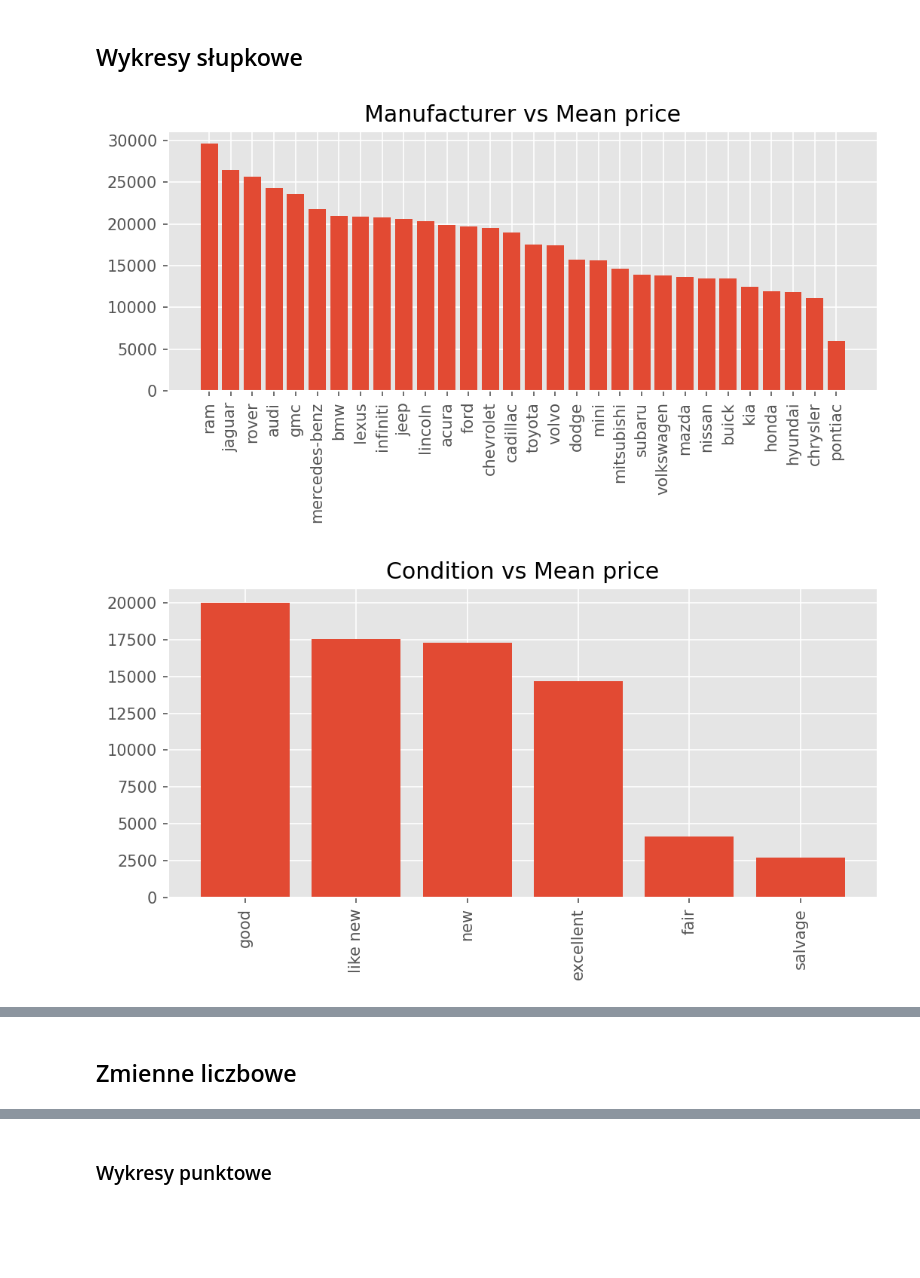
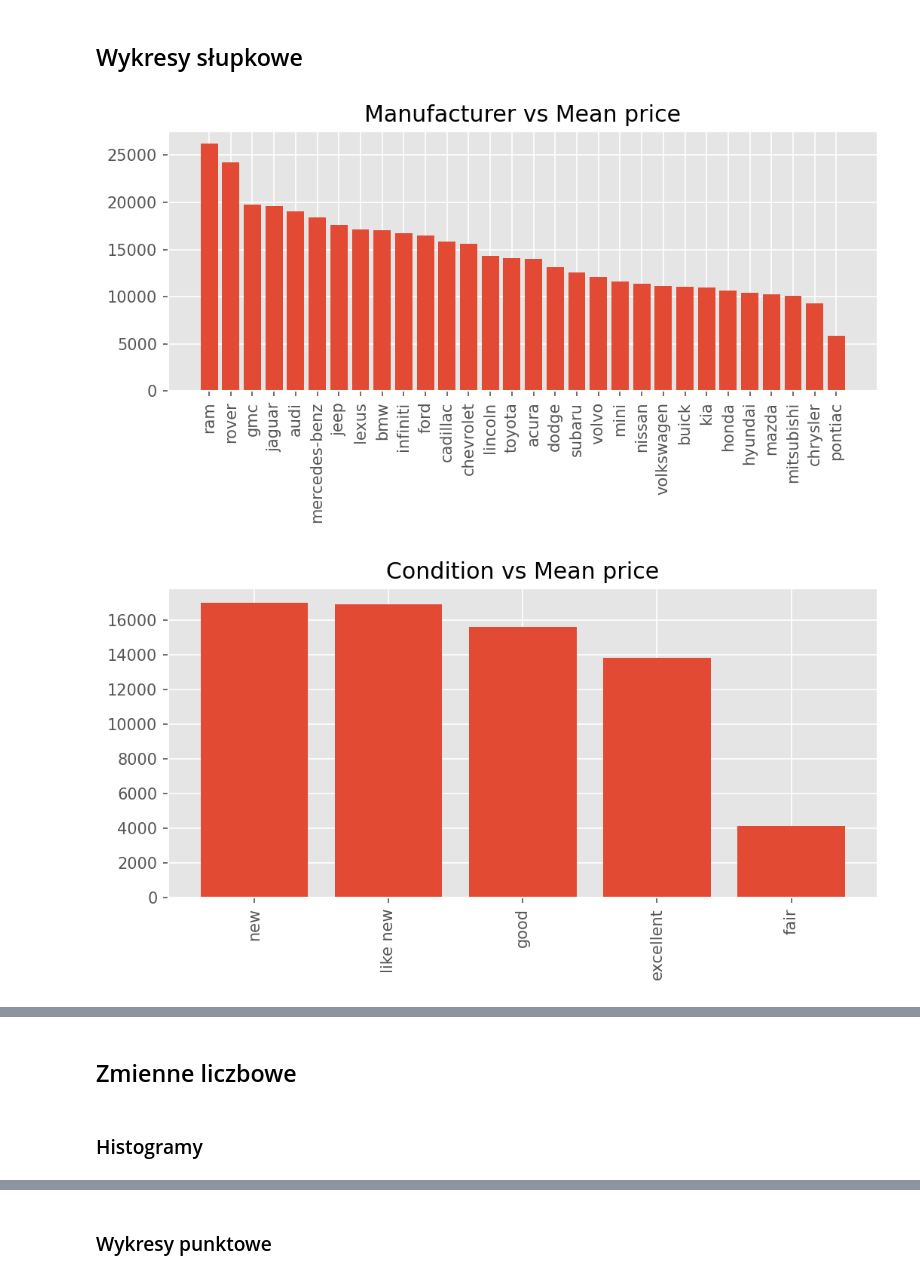
Before and after one commit to besiobu/used-cars, a Jupyter notebook: notebooks/1-data-cleaning.ipynb, the cells around one changed output, grey strips where cells are left out. Drawn from its saved outputs; the diff is of its cells as text; code cells hidden in the pictures; blank space fills up the shorter version.

```diff
--- a/notebooks/1-data-cleaning.ipynb
+++ b/notebooks/1-data-cleaning.ipynb
@@ -218,2 +204,0 @@ df = df[~df['model'].isna()]
-# %%
-df['year'] = 2020 - df['year']  # Zmiana lat na wiek
@@ -232,2 +205,3 @@ Name: year, dtype: float64
-# %%
-df.drop('title_status', axis=1, inplace=True)
+# %%
+df['posting_date'] = pd.to_datetime(df['posting_date'], utc=True)
+df['posting_date'].max(), df['posting_date'].min()
@@ -234,3 +211,23 @@ df.drop('title_status', axis=1, inplace=True)
+# %%
+to_drop = [
+    'VIN',
+    'id',
+    'image_url',
+    'region_url',
+    'url',
+    'posting_date',
+    'state',
+    'county',
+    'size',
+    'description',
+    'region',
+    'lat',
+    'long',
+    'title_status',
+    'model'
+]
+
+df.drop(to_drop, axis=1, inplace=True)
 # %%
 def remove_outliers(df, col):
     k = 1.5
@@ -373,15 +343,15 @@ categoricals.sort_values('n unique', ascending=False)
 # %%
 target = 'price'
 for col in  df.select_dtypes('object'):
-    if col not in ['price', 'description', 'region', 'model', 'status']:
+    if col != 'price':
         grouped = df[['price', col]].dropna().groupby(col, as_index=False).mean()
         grouped.sort_values('price', ascending=False, inplace=True)
         plt.figure(figsize=(4 * (16/9),4), dpi=150)
         plt.bar(grouped[col], grouped['price'])
         plt.xticks(rotation=90)
         plt.title(f'{col.capitalize()} vs Mean price')
         plt.tight_layout()
-        plt.savefig(f'../reports/figures/raw/{col}_vs_mean_price.png')
+        plt.savefig(f'../reports/figures/clean/{col}_vs_mean_price.png')
 # %% [output]
-[figure, old version]
+[figure, new version]
-[figure, old version]
+[figure, new version]
@@ -394,2 +364,4 @@ for col in  df.select_dtypes('object'):
 # %% [markdown]
 ## Zmienne liczbowe
+# %% [markdown]
+### Histogramy
```
Also changed, not shown: parts of 24 cells of this notebook, 11 other files.
